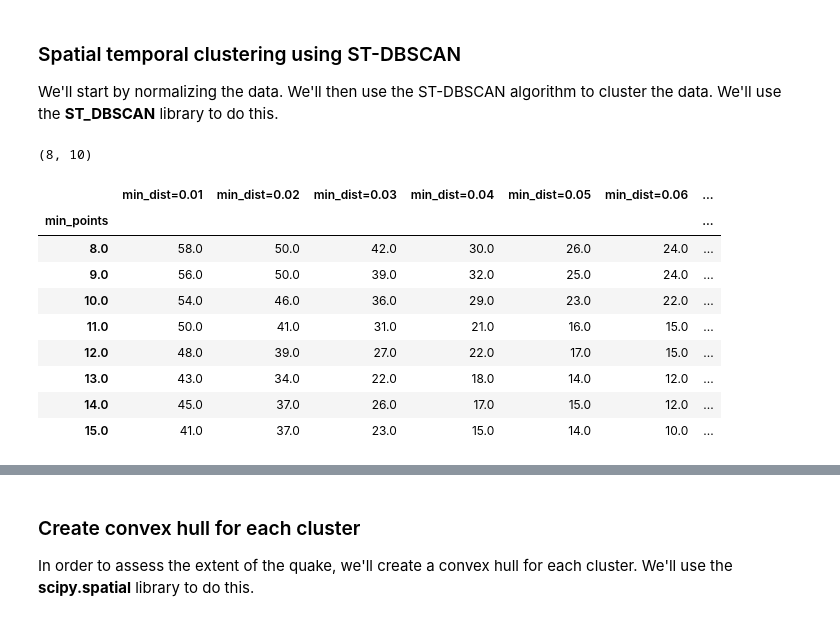
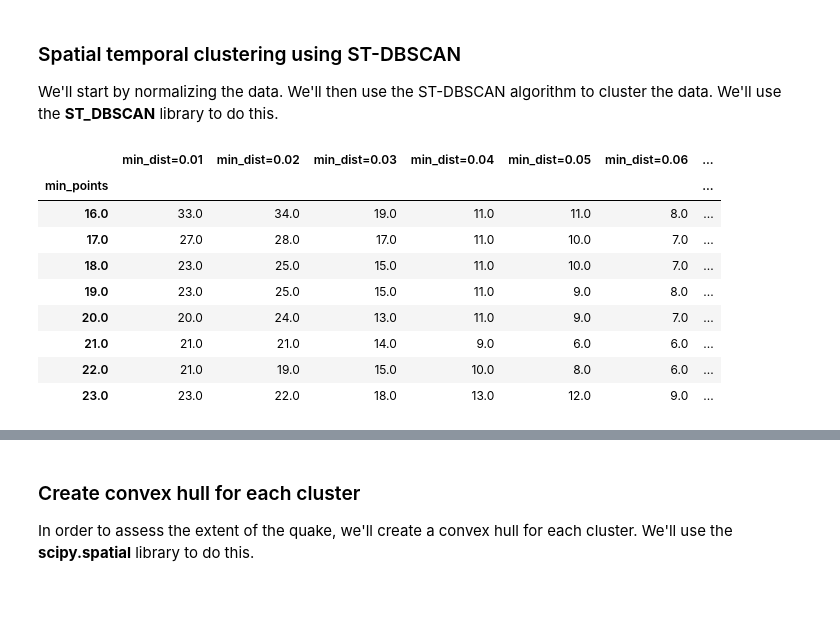
Before and after one commit to lletassey/clustering-tweets-earthquake, a Jupyter notebook: notebooks/algos/stdbscan.ipynb, the cells around one changed output, grey strips where cells are left out. Drawn from its saved outputs; the diff is of its cells as text; code cells hidden in the pictures.

```diff
--- a/notebooks/algos/stdbscan.ipynb
+++ b/notebooks/algos/stdbscan.ipynb
@@ -134,7 +134,7 @@ COORDS = tweets.loc[:, ['x_m','y_m']].values
 # Create a min_dist list
 min_dist = [0.01 * i for i in range(1, 11)]
 # Create a min_points list
-min_points = [i for i in range(8, 16)]
+min_points = [i for i in range(16, 24)]
 
 # Calculate max number of clusters for each min_dist and min_points combination
 max_n_clusters = np.zeros((len(min_points), len(min_dist)))
@@ -162,21 +162,21 @@ max_n_clusters.set_index('min_points', inplace=True)
 
 # Remove first row
 max_n_clusters = max_n_clusters.iloc[1:, :]
-# %% [output]
-(8, 10)
-# %%
-max_n_clusters
-# %% [output]
-|  | min_dist=0.01 | min_dist=0.02 | min_dist=0.03 | min_dist=0.04 | min_dist=0.05 | min_dist=0.06 | ... |
-| min_points |  |  |  |  |  |  | ... |
-| 8.0 | 58.0 | 50.0 | 42.0 | 30.0 | 26.0 | 24.0 | ... |
-| 9.0 | 56.0 | 50.0 | 39.0 | 32.0 | 25.0 | 24.0 | ... |
-| 10.0 | 54.0 | 46.0 | 36.0 | 29.0 | 23.0 | 22.0 | ... |
-| 11.0 | 50.0 | 41.0 | 31.0 | 21.0 | 16.0 | 15.0 | ... |
-| 12.0 | 48.0 | 39.0 | 27.0 | 22.0 | 17.0 | 15.0 | ... |
-| 13.0 | 43.0 | 34.0 | 22.0 | 18.0 | 14.0 | 12.0 | ... |
-| 14.0 | 45.0 | 37.0 | 26.0 | 17.0 | 15.0 | 12.0 | ... |
-| 15.0 | 41.0 | 37.0 | 23.0 | 15.0 | 14.0 | 10.0 | ... |
+# %%
+# Save to csv
+max_n_clusters.to_csv(os.path.join(data_dir, "max_n_clusters.csv"))
+max_n_clusters
+# %% [output]
+|  | min_dist=0.01 | min_dist=0.02 | min_dist=0.03 | min_dist=0.04 | min_dist=0.05 | min_dist=0.06 | ... |
+| min_points |  |  |  |  |  |  | ... |
+| 16.0 | 33.0 | 34.0 | 19.0 | 11.0 | 11.0 | 8.0 | ... |
+| 17.0 | 27.0 | 28.0 | 17.0 | 11.0 | 10.0 | 7.0 | ... |
+| 18.0 | 23.0 | 25.0 | 15.0 | 11.0 | 10.0 | 7.0 | ... |
+| 19.0 | 23.0 | 25.0 | 15.0 | 11.0 | 9.0 | 8.0 | ... |
+| 20.0 | 20.0 | 24.0 | 13.0 | 11.0 | 9.0 | 7.0 | ... |
+| 21.0 | 21.0 | 21.0 | 14.0 | 9.0 | 6.0 | 6.0 | ... |
+| 22.0 | 21.0 | 19.0 | 15.0 | 10.0 | 8.0 | 6.0 | ... |
+| 23.0 | 23.0 | 22.0 | 18.0 | 13.0 | 12.0 | 9.0 | ... |
 # %%
 # Plot max_n_clusters
 import seaborn as sns
```
Also changed, not shown: parts of 7 cells of this notebook, 7 other files.
